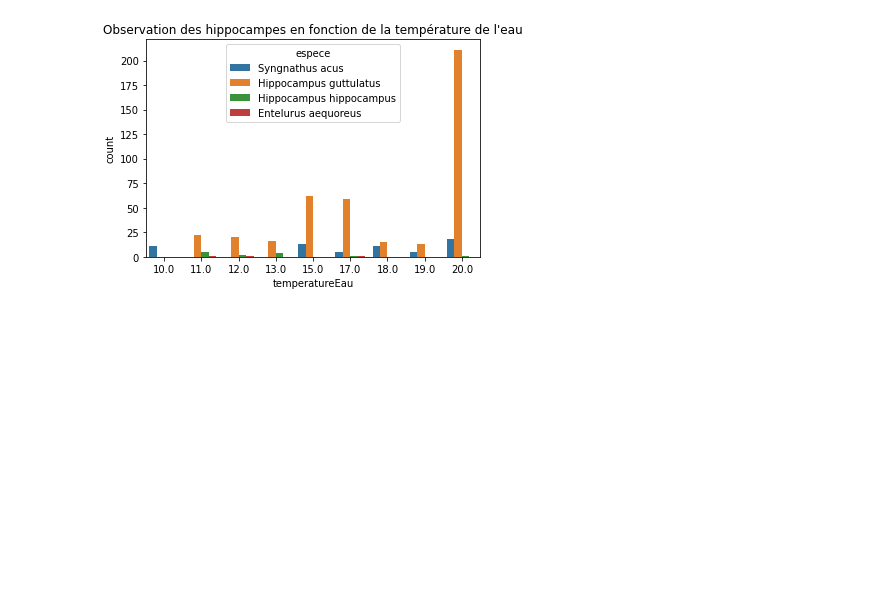
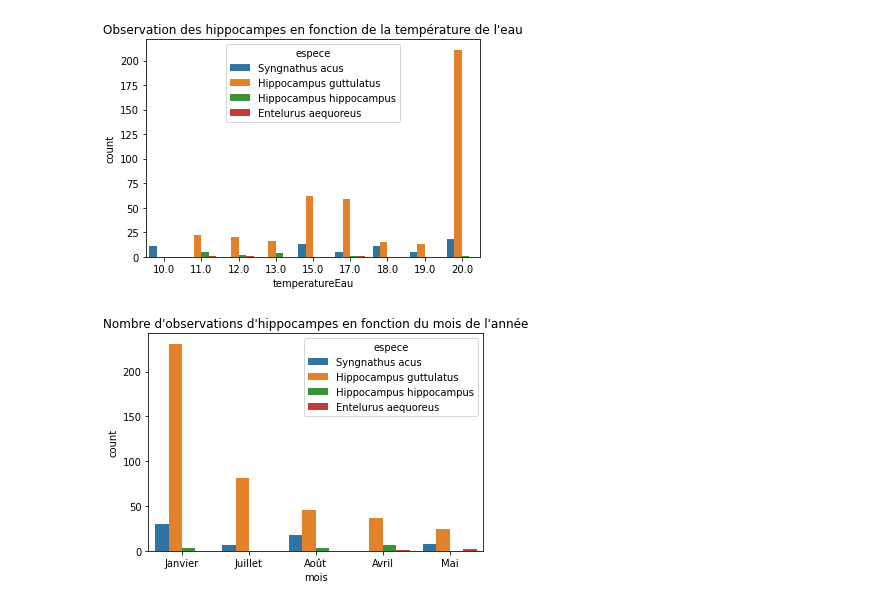
Before and after one commit to augustin-pasq/sae-pnr, a Jupyter notebook: Analyse/PNR_Analyse.ipynb, the cells around one changed output. Saved outputs shown, nothing was run; the diff lists cells and outputs as text; code cells hidden in the pictures; blank space fills up the shorter version.

Commit message:
chart 2

```diff
--- a/Analyse/PNR_Analyse.ipynb
+++ b/Analyse/PNR_Analyse.ipynb
@@ -26,3 +25,30 @@ plt.title("Observation des hippocampes en fonction de la température de l'eau")
 print()
 # %% [output]
 [figure]
+# %%
+# 2 - Observation des hippocampes en fonction du mois de l'année
+
+attributs = "MONTH(dateObs) mois, espece"
+restriction = "temperatureEau IS NOT NULL"
+df = pd.read_sql(f"SELECT {attributs} FROM Obs_Hippocampe JOIN Observation ON obsH = idObs WHERE {restriction}", con=db_connection)
+
+filter = {
+    1:"Janvier",
+    2:"Février",
+    3:"Mars",
+    4:"Avril",
+    5:"Mai",
+    6:"Juin",
+    7:"Juillet",
+    8:"Août",
+    9:"Septembre",
+    10:"Octobre",
+    11:"Novembre",
+    12:"Décembre"
+}
+
+sns.countplot(x='mois', hue='espece', data=df.replace(filter))
+plt.title("Nombre d'observations d'hippocampes en fonction du mois de l'année")
+print()
+# %% [output]
+[figure, added]
```
Also changed, not shown: parts of 1 cell of this notebook.
